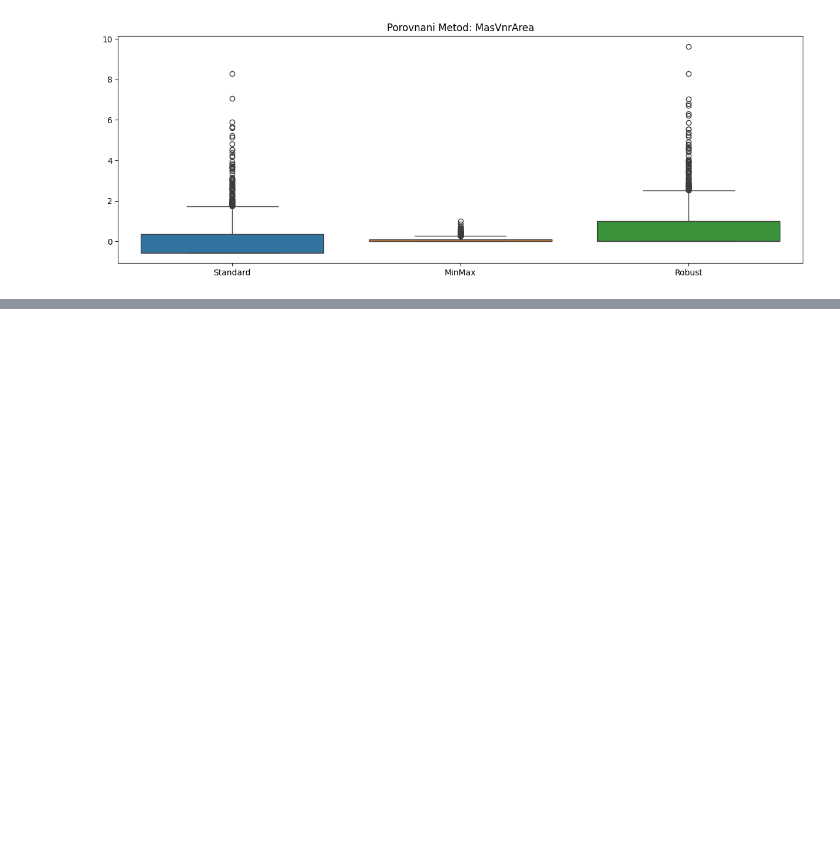
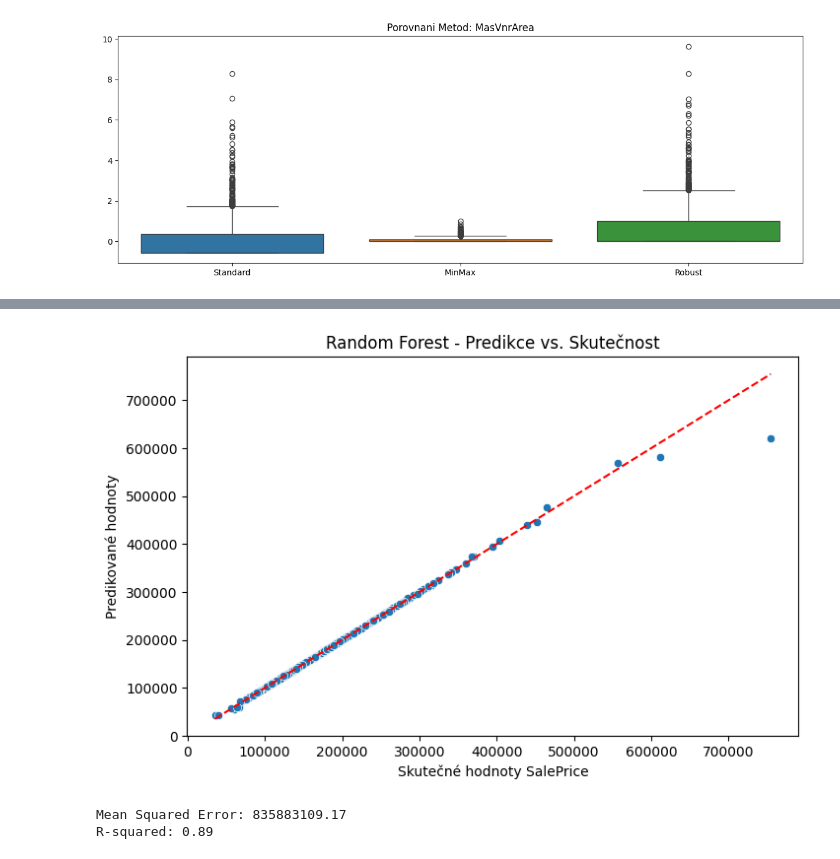
Before and after one commit to Garik-ctrl/AIRemoteZ8028, a Jupyter notebook: 2025_03_22_AIEngineer.ipynb, the cells around one changed output, grey strips where cells are left out. Saved outputs shown, nothing was run; the diff lists cells and outputs as text; code cells hidden in the pictures; blank space fills up the shorter version.

```diff
--- a/2025_03_22_AIEngineer.ipynb
+++ b/2025_03_22_AIEngineer.ipynb
@@ -104,0 +194,16 @@ for col in selected:
+# %%
+model_rf = RandomForestRegressor(random_state=42)
+model_rf.fit(X_train, Y_train)
+y_pred_rf = model_rf.predict(X_test)
+mse_rf = mean_squared_error(Y_test, y_pred_rf)
+r2_rf = r2_score(Y_test, y_pred_rf)
+# %%
+plt.figure(figsize=(8, 5))
+sns.scatterplot(x=Y_test, y=y_pred_rf)
+plt.plot([Y_test.min(), Y_test.max()], [Y_test.min(), Y_test.max()], '--r')
+plt.xlabel("Skutečné hodnoty SalePrice")
+plt.ylabel("Predikované hodnoty")
+plt.title("Random Forest - Predikce vs. Skutečnost")
+plt.show()
+# %% [output]
+[figure, added]
@@ -104,0 +212,12 @@ for col in selected:
+# %%
+model_GB = GradientBoostingRegressor()
+model_GB.fit(X_train, Y_train)  # Trénink modelu
+y_pred=model_GB.predict(X_test)
+mse=mean_squared_error(Y_test, y_pred)
+r2=r2_score(Y_test, y_pred)
+
+print(f'Mean Squared Error: {mse:.2f}')
+print(f'R-squared: {r2:.2f}')
+# %% [output]
+Mean Squared Error: 835883109.17
+R-squared: 0.89
```
Also changed, not shown: parts of 30 cells of this notebook.
